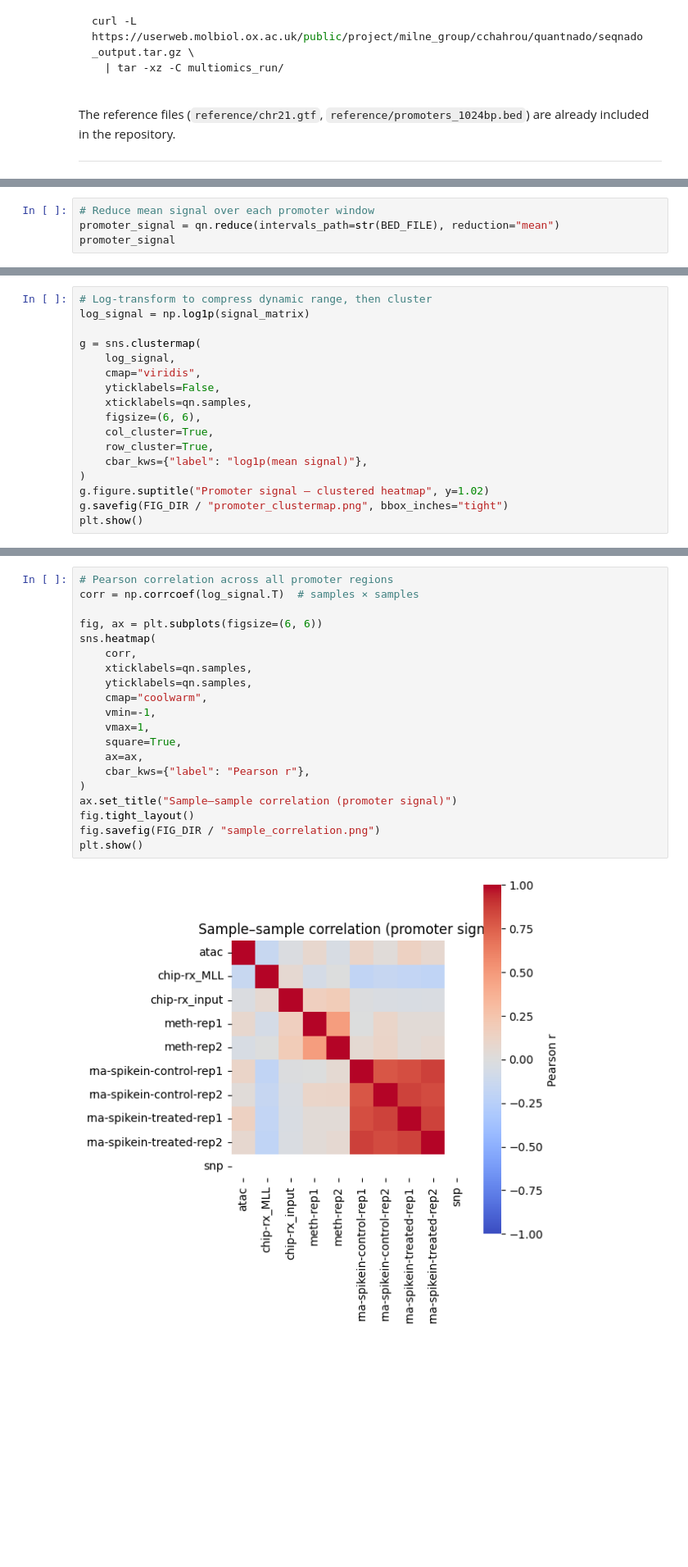
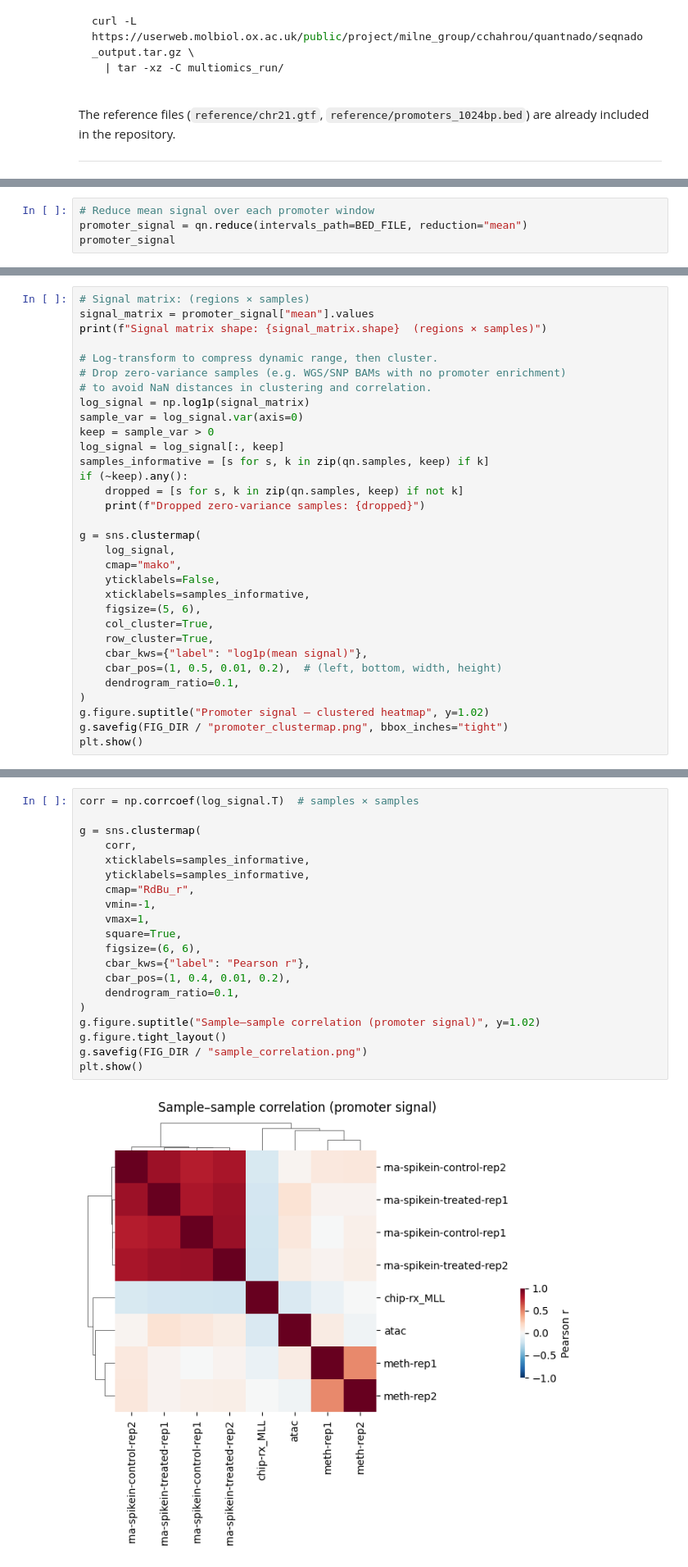
Before and after one commit to Milne-Group/QuantNado, a Jupyter notebook: example/example_dataset.ipynb, the cells around one changed output, grey strips where cells are left out. Shown at 82% size. Saved outputs shown, nothing was run; the diff lists cells and outputs as text; blank space fills up the shorter version.

```diff
--- a/example/example_dataset.ipynb
+++ b/example/example_dataset.ipynb
@@ -223,6 +214,6 @@ compact `(regions × samples)` matrix. Useful for downstream analysis such as PC
 Reduction methods: `mean`, `sum`, `max`, `min`, `median`.
 # %%
 # Reduce mean signal over each promoter window
-promoter_signal = qn.reduce(intervals_path=str(BED_FILE), reduction="mean")
+promoter_signal = qn.reduce(intervals_path=BED_FILE, reduction="mean")
 promoter_signal
 # %% [output]
@@ -270,16 +252,31 @@ Signal matrix shape: (1456, 10)  (regions × samples)
 # %%
-# Log-transform to compress dynamic range, then cluster
+# Signal matrix: (regions × samples)
+signal_matrix = promoter_signal["mean"].values
+print(f"Signal matrix shape: {signal_matrix.shape}  (regions × samples)")
+
+# Log-transform to compress dynamic range, then cluster.
+# Drop zero-variance samples (e.g. WGS/SNP BAMs with no promoter enrichment)
+# to avoid NaN distances in clustering and correlation.
 log_signal = np.log1p(signal_matrix)
+sample_var = log_signal.var(axis=0)
+keep = sample_var > 0
+log_signal = log_signal[:, keep]
+samples_informative = [s for s, k in zip(qn.samples, keep) if k]
+if (~keep).any():
+    dropped = [s for s, k in zip(qn.samples, keep) if not k]
+    print(f"Dropped zero-variance samples: {dropped}")
 
 g = sns.clustermap(
     log_signal,
-    cmap="viridis",
+    cmap="mako",
     yticklabels=False,
-    xticklabels=qn.samples,
-    figsize=(6, 6),
+    xticklabels=samples_informative,
+    figsize=(5, 6),
     col_cluster=True,
     row_cluster=True,
     cbar_kws={"label": "log1p(mean signal)"},
+    cbar_pos=(1, 0.5, 0.01, 0.2),  # (left, bottom, width, height)
+    dendrogram_ratio=0.1,
 )
 g.figure.suptitle("Promoter signal — clustered heatmap", y=1.02)
 g.savefig(FIG_DIR / "promoter_clustermap.png", bbox_inches="tight")
@@ -291,22 +286,22 @@ plt.show()
 # %%
-# Pearson correlation across all promoter regions
 corr = np.corrcoef(log_signal.T)  # samples × samples
 
-fig, ax = plt.subplots(figsize=(6, 6))
-sns.heatmap(
+g = sns.clustermap(
     corr,
-    xticklabels=qn.samples,
-    yticklabels=qn.samples,
-    cmap="coolwarm",
+    xticklabels=samples_informative,
+    yticklabels=samples_informative,
+    cmap="RdBu_r",
     vmin=-1,
     vmax=1,
     square=True,
-    ax=ax,
+    figsize=(6, 6),
     cbar_kws={"label": "Pearson r"},
+    cbar_pos=(1, 0.4, 0.01, 0.2),
+    dendrogram_ratio=0.1,
 )
-ax.set_title("Sample–sample correlation (promoter signal)")
-fig.tight_layout()
-fig.savefig(FIG_DIR / "sample_correlation.png")
+g.figure.suptitle("Sample–sample correlation (promoter signal)", y=1.02)
+g.figure.tight_layout()
+g.savefig(FIG_DIR / "sample_correlation.png")
 plt.show()
 # %% [output]
-[figure, old version]
+[figure, new version]
```
Also changed, not shown: parts of 65 cells of this notebook, 19 other files.
